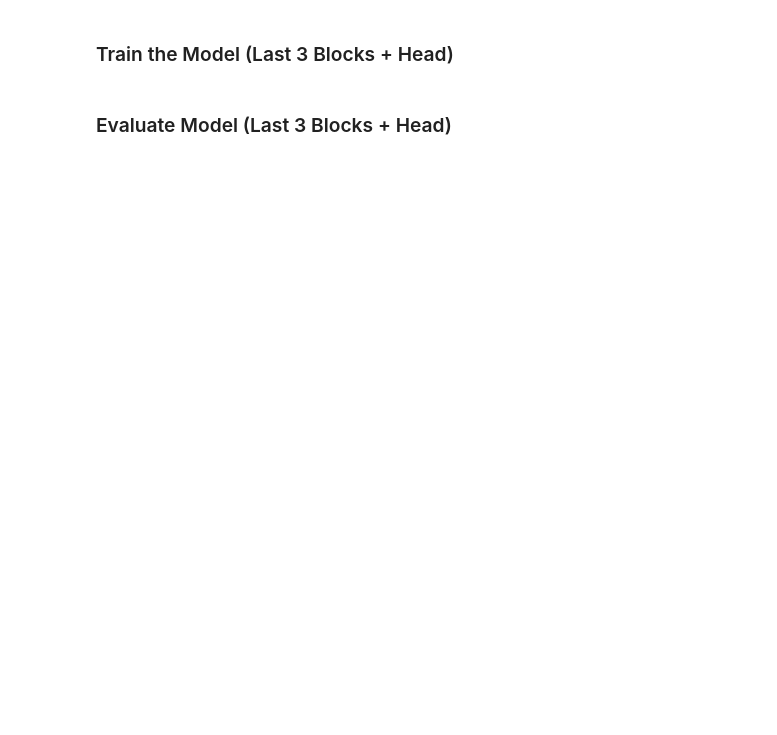
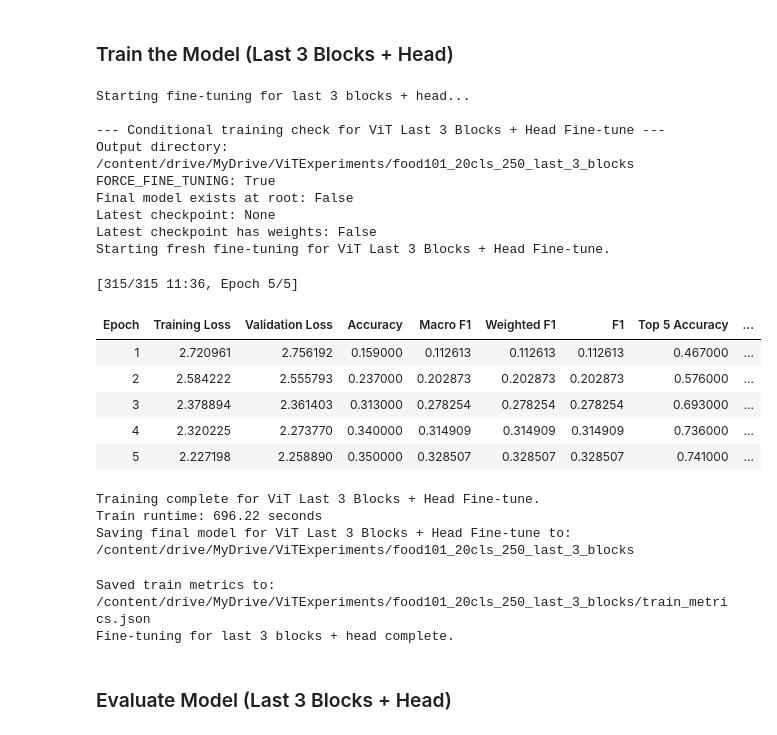
Before and after one commit to kasrasa/ViT-VLM-experiments, a Jupyter notebook: ViT_test.ipynb, the cells around one changed output. Drawn from its saved outputs; the diff is of its cells as text; code cells hidden in the pictures; blank space fills up the shorter version.

```diff
--- a/ViT_test.ipynb
+++ b/ViT_test.ipynb
@@ -912,36 +1533,58 @@ count_parameters(model_last_3_blocks)
 ### Train the Model (Last 3 Blocks + Head)
 # %%
 training_args_last_3_blocks = TrainingArguments(
-    output_dir="/content/drive/MyDrive/ViTExperiments/my_awesome_food_model_last_3_blocks",
+    output_dir="/content/drive/MyDrive/ViTExperiments/food101_20cls_250_last_3_blocks",
     remove_unused_columns=False,
     eval_strategy="epoch",
     save_strategy="epoch",
     learning_rate=1e-4,
     per_device_train_batch_size=16,
     gradient_accumulation_steps=4,
     per_device_eval_batch_size=16,
     num_train_epochs=5,
     warmup_steps=10,
     logging_steps=10,
     run_name="food101_last_3_blocks",
     load_best_model_at_end=True,
     metric_for_best_model="accuracy",
     push_to_hub=False,
 )
 
 trainer_last_3_blocks = Trainer(
     model=model_last_3_blocks,
     args=training_args_last_3_blocks,
     data_collator=data_collator,
     train_dataset=food_vit["train"],
     eval_dataset=food_vit["test"],
     processing_class=image_processor,
     compute_metrics=compute_metrics,
 )
 
 print("Starting fine-tuning for last 3 blocks + head...")
 vit_last_3_blocks_train_time = conditional_train_model(model_last_3_blocks, trainer_last_3_blocks, training_args_last_3_blocks, "ViT Last 3 Blocks + Head Fine-tune")
 print("Fine-tuning for last 3 blocks + head complete.")
+# %% [output]
+Starting fine-tuning for last 3 blocks + head...
+
+--- Conditional training check for ViT Last 3 Blocks + Head Fine-tune ---
+Output directory: /content/drive/MyDrive/ViTExperiments/food101_20cls_250_last_3_blocks
+FORCE_FINE_TUNING: True
+Final model exists at root: False
+Latest checkpoint: None
+Latest checkpoint has weights: False
+Starting fresh fine-tuning for ViT Last 3 Blocks + Head Fine-tune.
+[315/315 11:36, Epoch 5/5]
+| Epoch | Training Loss | Validation Loss | Accuracy | Macro F1 | Weighted F1 | F1 | Top 5 Accuracy | ... |
+| 1 | 2.720961 | 2.756192 | 0.159000 | 0.112613 | 0.112613 | 0.112613 | 0.467000 | ... |
+| 2 | 2.584222 | 2.555793 | 0.237000 | 0.202873 | 0.202873 | 0.202873 | 0.576000 | ... |
+| 3 | 2.378894 | 2.361403 | 0.313000 | 0.278254 | 0.278254 | 0.278254 | 0.693000 | ... |
+| 4 | 2.320225 | 2.273770 | 0.340000 | 0.314909 | 0.314909 | 0.314909 | 0.736000 | ... |
+| 5 | 2.227198 | 2.258890 | 0.350000 | 0.328507 | 0.328507 | 0.328507 | 0.741000 | ... |
+Training complete for ViT Last 3 Blocks + Head Fine-tune.
+Train runtime: 696.22 seconds
+Saving final model for ViT Last 3 Blocks + Head Fine-tune to: /content/drive/MyDrive/ViTExperiments/food101_20cls_250_last_3_blocks
+Saved train metrics to: /content/drive/MyDrive/ViTExperiments/food101_20cls_250_last_3_blocks/train_metrics.json
+Fine-tuning for last 3 blocks + head complete.
 # %% [markdown]
 ### Evaluate Model (Last 3 Blocks + Head)
 # %%
```
Also changed, not shown: parts of 33 cells of this notebook.
